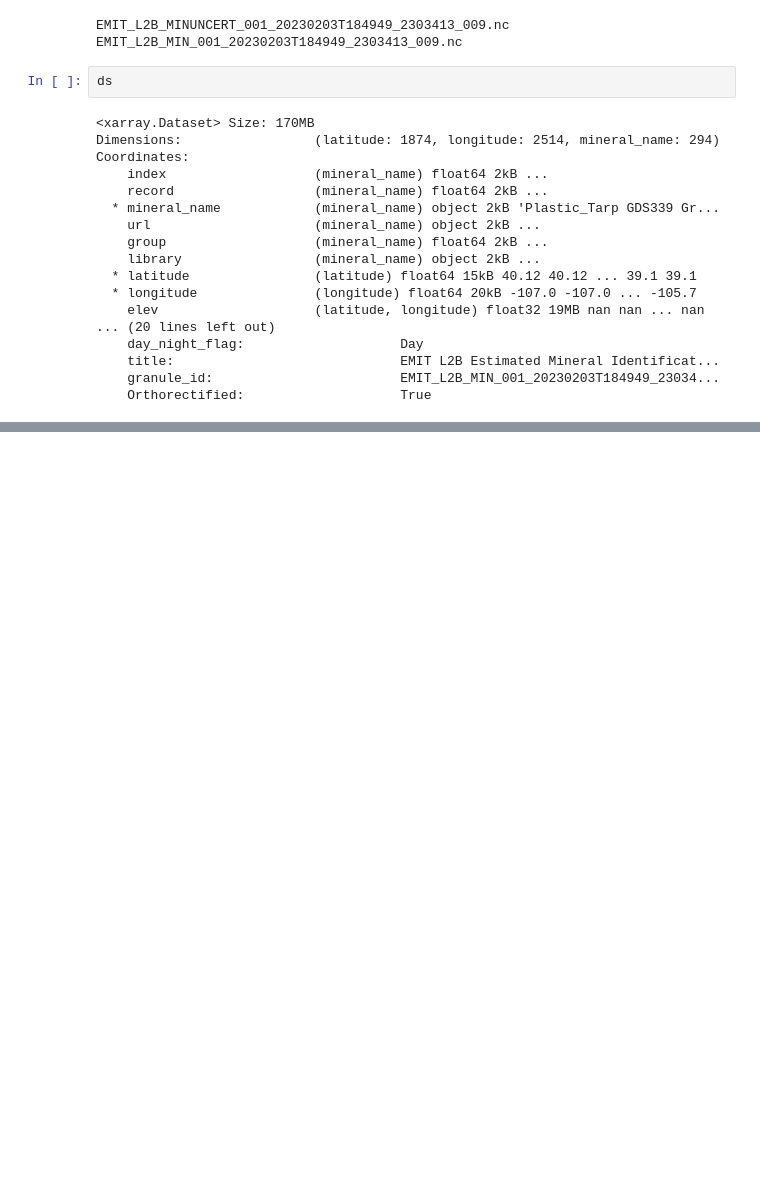
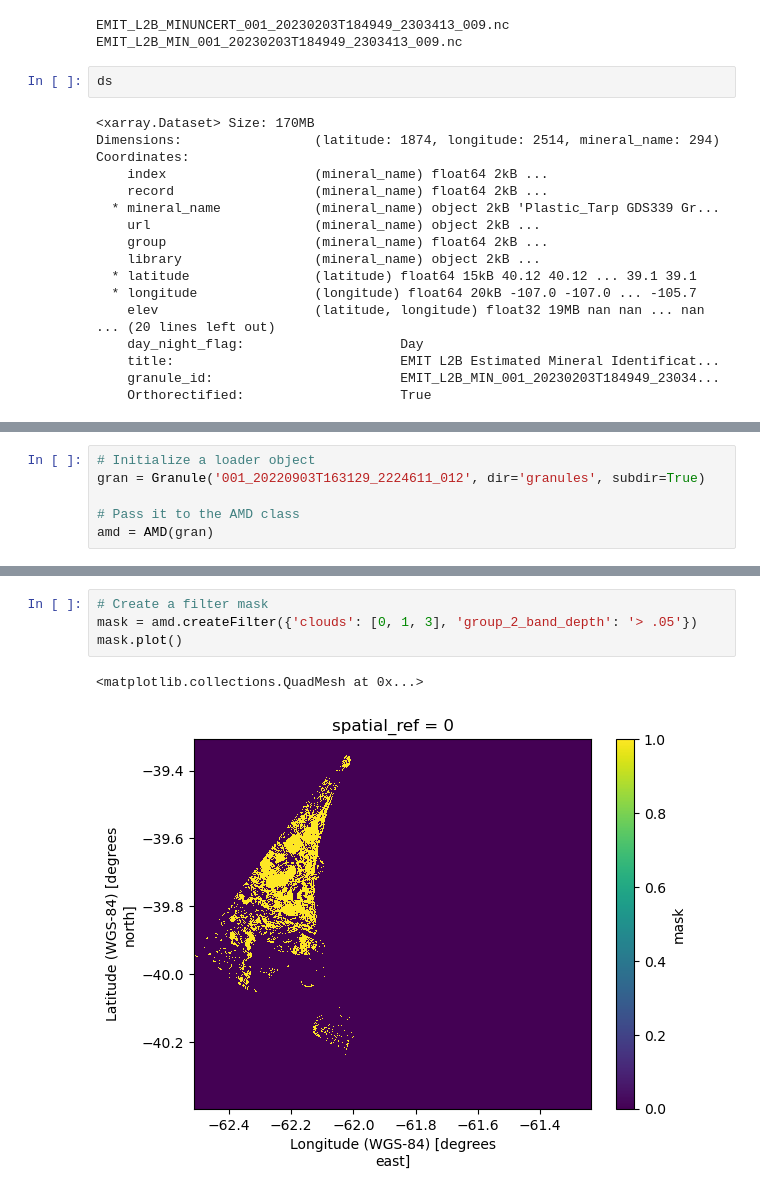
Before and after one commit to emit-sds/mined-lands, a Jupyter notebook: notebooks/granules.ipynb, the cells around one changed output, grey strips where cells are left out. Cells and saved outputs as stored; diff of their text form; blank space fills up the shorter version.

```diff
--- a/notebooks/granules.ipynb
+++ b/notebooks/granules.ipynb
@@ -238,0 +248,6 @@ Coordinates:
+# %%
+# Initialize a loader object
+gran = Granule('001_20220903T163129_2224611_012', dir='granules', subdir=True)
+
+# Pass it to the AMD class
+amd = AMD(gran)
@@ -238,0 +276,7 @@ Coordinates:
+# %%
+# Create a filter mask
+mask = amd.createFilter({'clouds': [0, 1, 3], 'group_2_band_depth': '> .05'})
+mask.plot()
+# %% [output]
+<matplotlib.collections.QuadMesh at 0x...>
+[figure, added]
```
Also changed, not shown: parts of 14 cells of this notebook, 10 other files.
